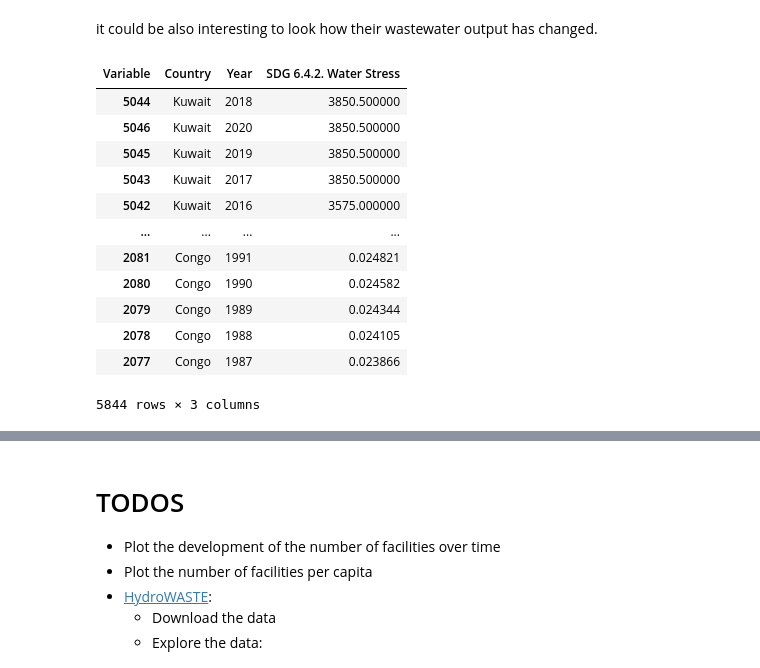
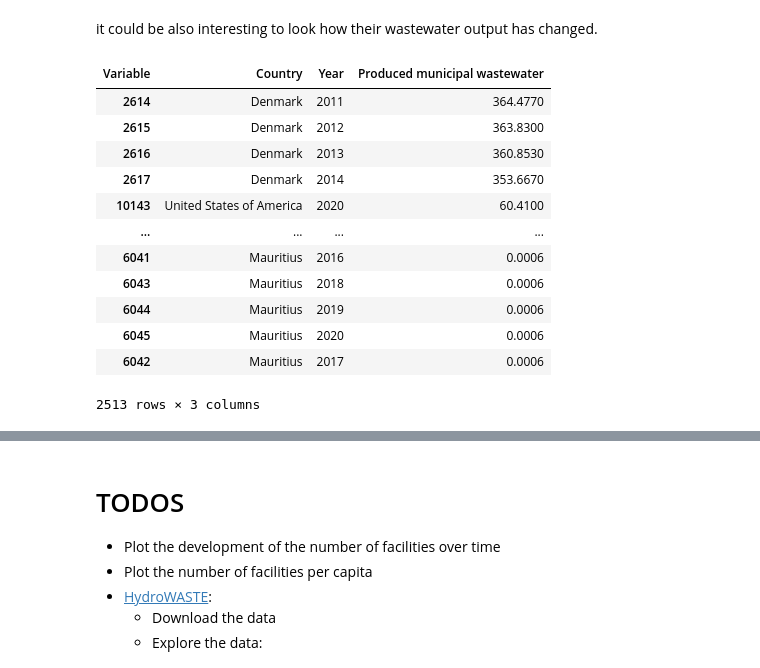
Before and after one commit to am9zZWY/team-aqua, a Jupyter notebook: exp/exp_global_water_management_strategies.ipynb, the cells around one changed output, grey strips where cells are left out. Saved outputs shown, nothing was run; the diff lists cells and outputs as text; code cells hidden in the pictures.

```diff
--- a/exp/exp_global_water_management_strategies.ipynb
+++ b/exp/exp_global_water_management_strategies.ipynb
@@ -260,26 +281,26 @@ it could be also interesting to look how their wastewater output has changed.
 # %%
 # Create a new dataframe with only the columns we are interested in
 interesting_var = 'Produced municipal wastewater'
 
 wwater_df = aquastat_df[['Country', 'Year', interesting_var]]
 wwater_df = wwater_df.dropna()  # Drop rows with missing values
 wwater_df = wwater_df.sort_values(by=interesting_var, ascending=False)  # Sort by number of facilities
 
-stress_df
+wwater_df
 # %% [output]
-| Variable | Country | Year | SDG 6.4.2. Water Stress |
-| 5044 | Kuwait | 2018 | 3850.500000 |
-| 5046 | Kuwait | 2020 | 3850.500000 |
-| 5045 | Kuwait | 2019 | 3850.500000 |
-| 5043 | Kuwait | 2017 | 3850.500000 |
-| 5042 | Kuwait | 2016 | 3575.000000 |
+| Variable | Country | Year | Produced municipal wastewater |
+| 2614 | Denmark | 2011 | 364.4770 |
+| 2615 | Denmark | 2012 | 363.8300 |
+| 2616 | Denmark | 2013 | 360.8530 |
+| 2617 | Denmark | 2014 | 353.6670 |
+| 10143 | United States of America | 2020 | 60.4100 |
 | ... | ... | ... | ... |
-| 2081 | Congo | 1991 | 0.024821 |
-| 2080 | Congo | 1990 | 0.024582 |
-| 2079 | Congo | 1989 | 0.024344 |
-| 2078 | Congo | 1988 | 0.024105 |
-| 2077 | Congo | 1987 | 0.023866 |
+| 6041 | Mauritius | 2016 | 0.0006 |
+| 6043 | Mauritius | 2018 | 0.0006 |
+| 6044 | Mauritius | 2019 | 0.0006 |
+| 6045 | Mauritius | 2020 | 0.0006 |
+| 6042 | Mauritius | 2017 | 0.0006 |
-5844 rows × 3 columns
+2513 rows × 3 columns
 # %%
 plot_growth_rates(
     wwater_df,
```
Also changed, not shown: parts of 10 cells of this notebook.
